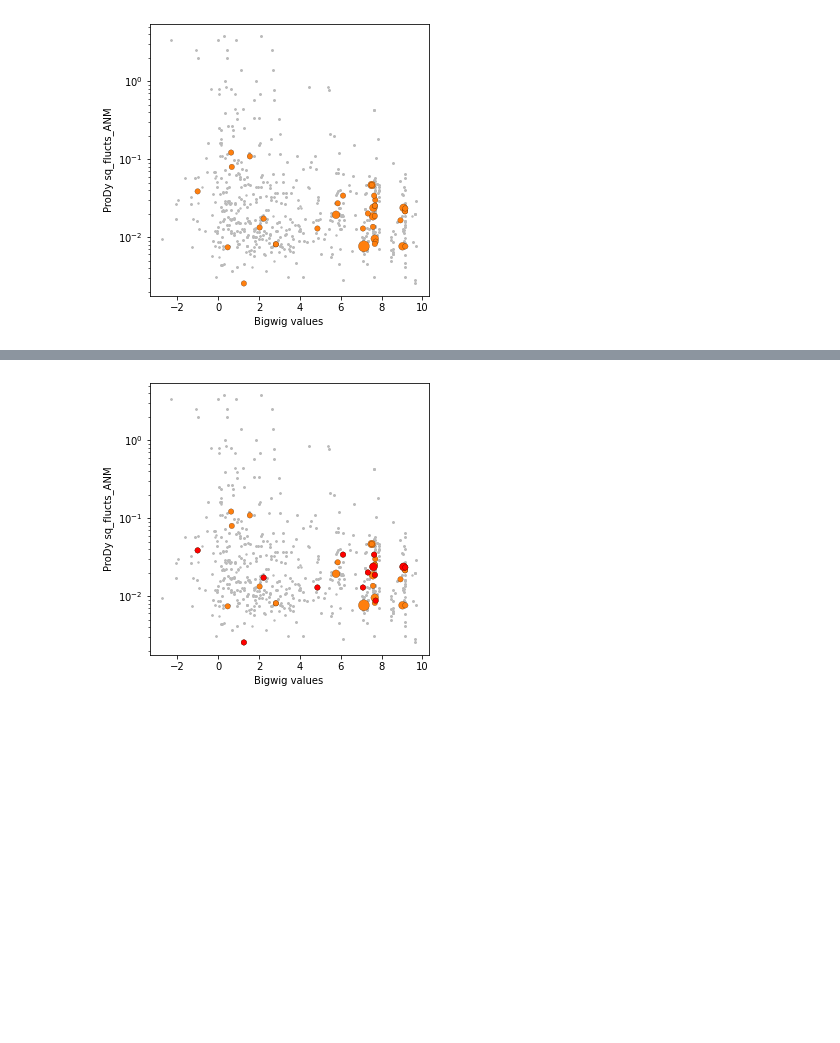
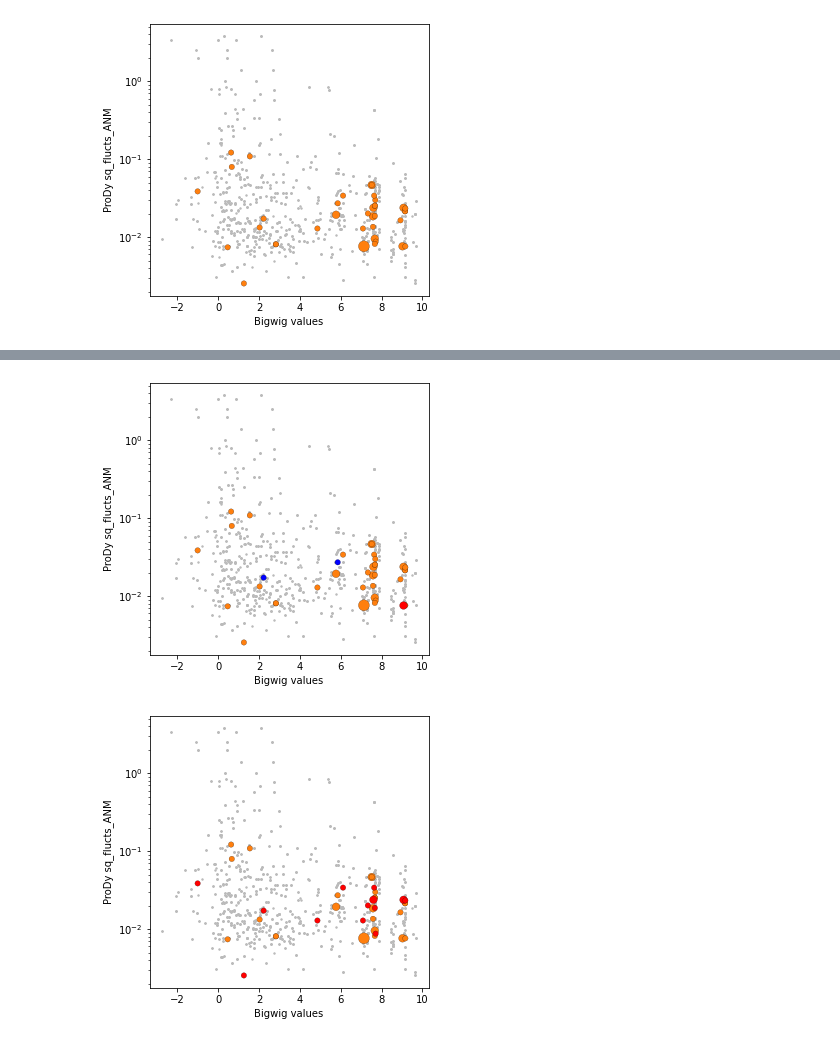
Before and after one commit to michaelhall28/darwinian_shift, a Jupyter notebook: Tutorial.ipynb, the cells around one changed output, grey strips where cells are left out. Cells and saved outputs as stored; diff of their text form; code cells hidden in the pictures; blank space fills up the shorter version.

```diff
--- a/Tutorial.ipynb
+++ b/Tutorial.ipynb
@@ -738,3 +772,14 @@ plot_scatter_two_scores(bw_section, anm_section, figsize=(5, 5), show_legend=Fal
+# %%
+# Can plot lists of mutations in different colours.
+# Here want to see where S1448W and G1414C are, and where the G>A mutation at position 15281535 is.
+# Plot those in blue and red.
+plot_scatter_two_scores(bw_section, anm_section, figsize=(5, 5), show_legend=False, plot_yscale='log',
+                       base_marker_size=30, unmutated_marker_size=2,
+                        # Add the arguments for the mutations to colour
+                        mut_lists_to_colour=[['S1448W', 'G1414C'], ['15281535:G>A']],
+                        mut_list_colours=['b', 'r'], mut_list_columns=['aachange', 'ds_mut_id'])
+# %% [output]
+[figure, added]
 # %%
 # Can colour regions of the plot based on further scores. Here the beta factors from the 4ZLP structure.
 beta_section = d.run_section({'gene': 'NOTCH3', 'start': 1378, 'end': 1640, 'pdb_id':'4ZLP', 'pdb_chain':'A',
```
Also changed, not shown: parts of 18 cells of this notebook, 7 other files.
